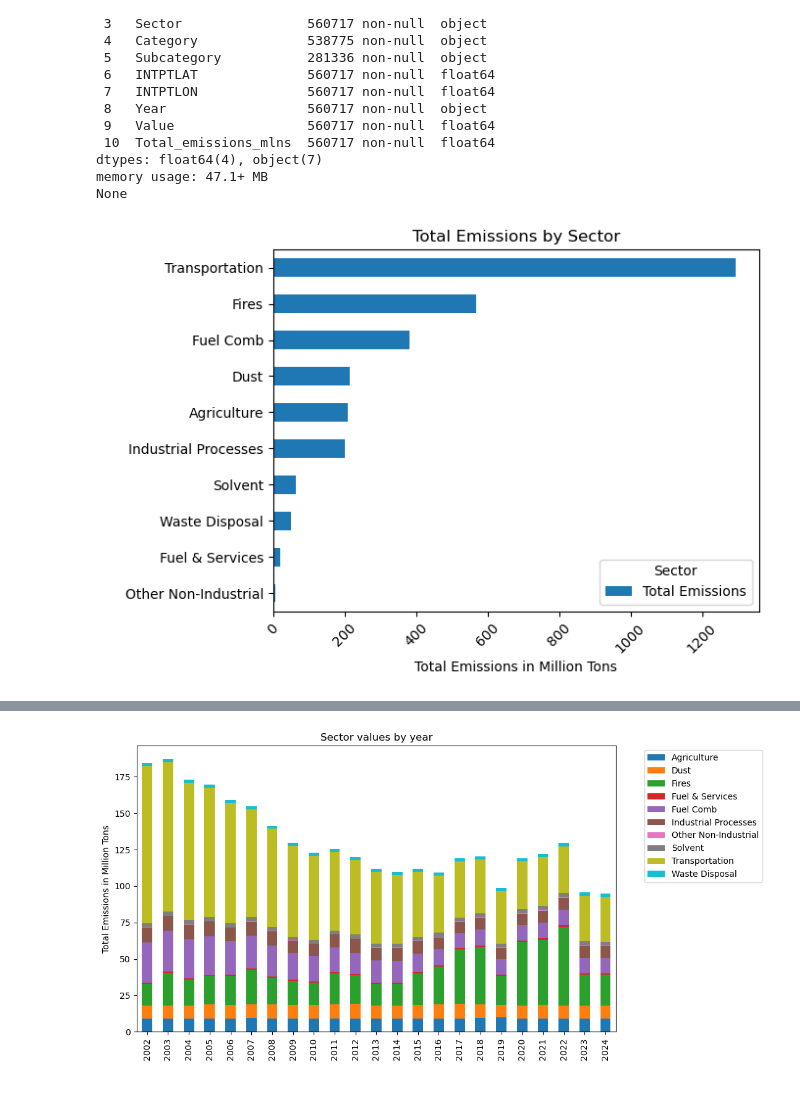
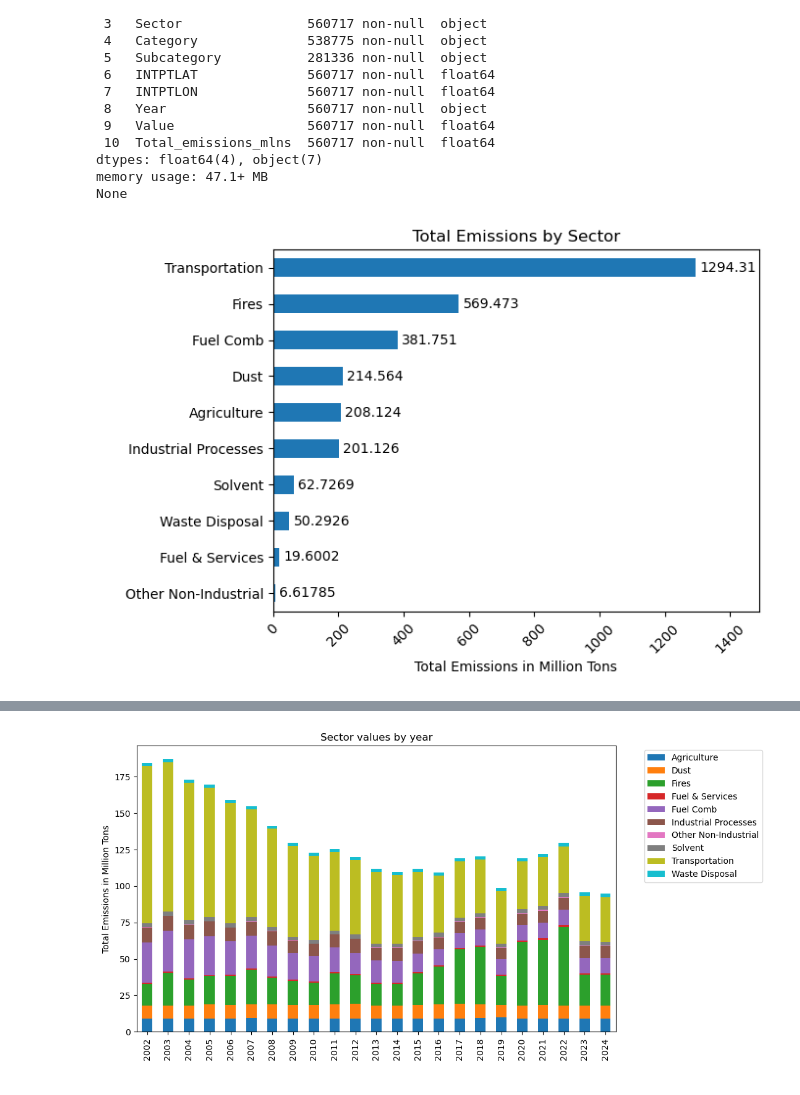
Before and after one commit to ShamithaJino/Air-Pollution-Analysis, a Jupyter notebook: notebook/sector_state_emission_analysis.ipynb, the cells around one changed output, grey strips where cells are left out. Cells and saved outputs as stored; diff of their text form; code cells hidden in the pictures.

```diff
--- a/notebook/sector_state_emission_analysis.ipynb
+++ b/notebook/sector_state_emission_analysis.ipynb
@@ -142,12 +142,13 @@ sector_totals = (
 )
 # %%
 # Plot bar chart
-sector_totals.plot(kind='barh', x='Sector', y='Total Emissions')
+ax=sector_totals.plot(kind='barh', x='Sector', y='Total Emissions', legend=False)
 plt.xlabel('Total Emissions in Million Tons')
 plt.ylabel(' ')
 plt.title('Total Emissions by Sector')
 plt.xticks(rotation=45)
-plt.legend(title='Sector')
+ax.bar_label(ax.containers[0], padding=3)
+ax.set_xlim(0, sector_totals['Total Emissions'].max()*1.15)
 plt.show()
 # %% [output]
-[figure, old version]
+[figure, new version]
```
Also changed, not shown: parts of 19 cells of this notebook, 1 other file.
